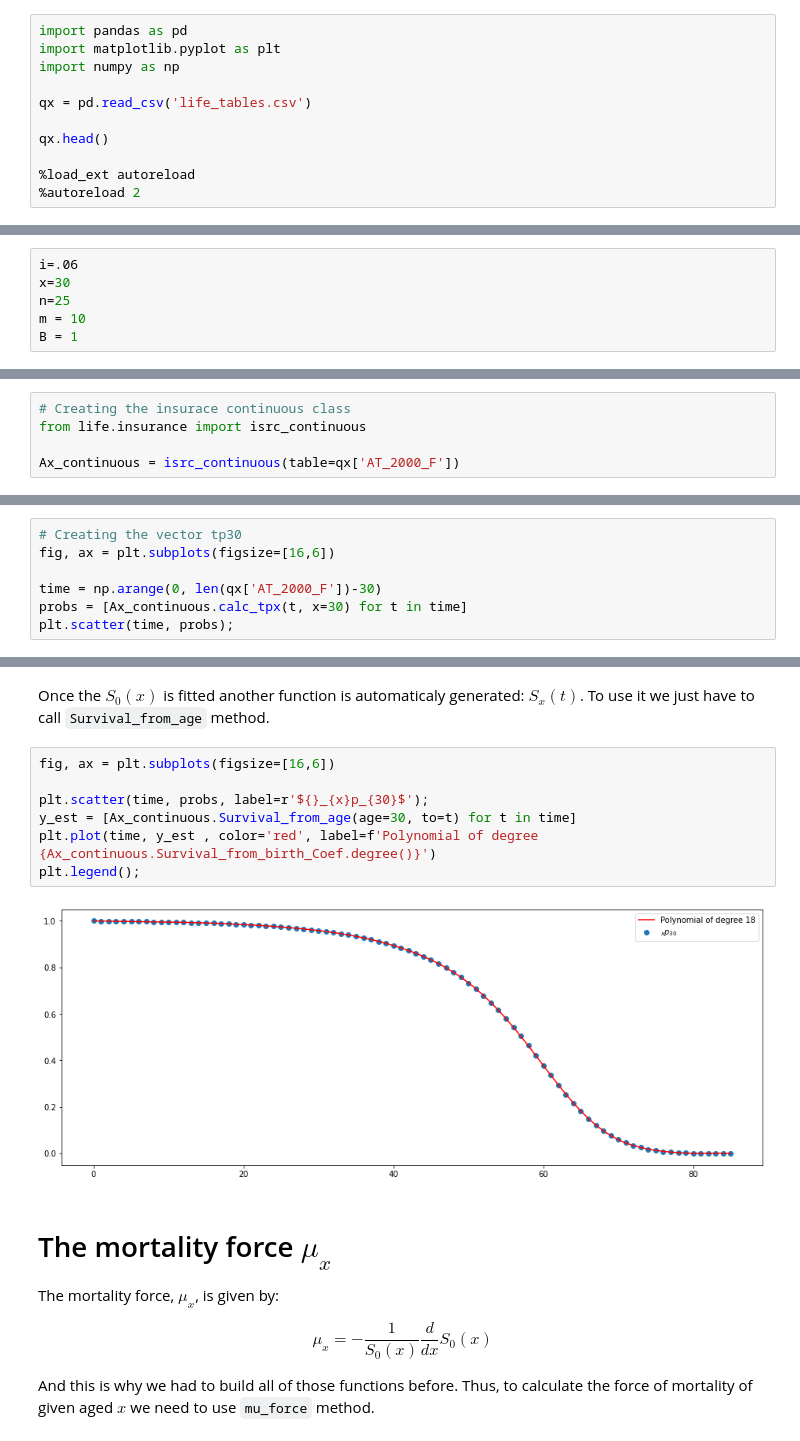
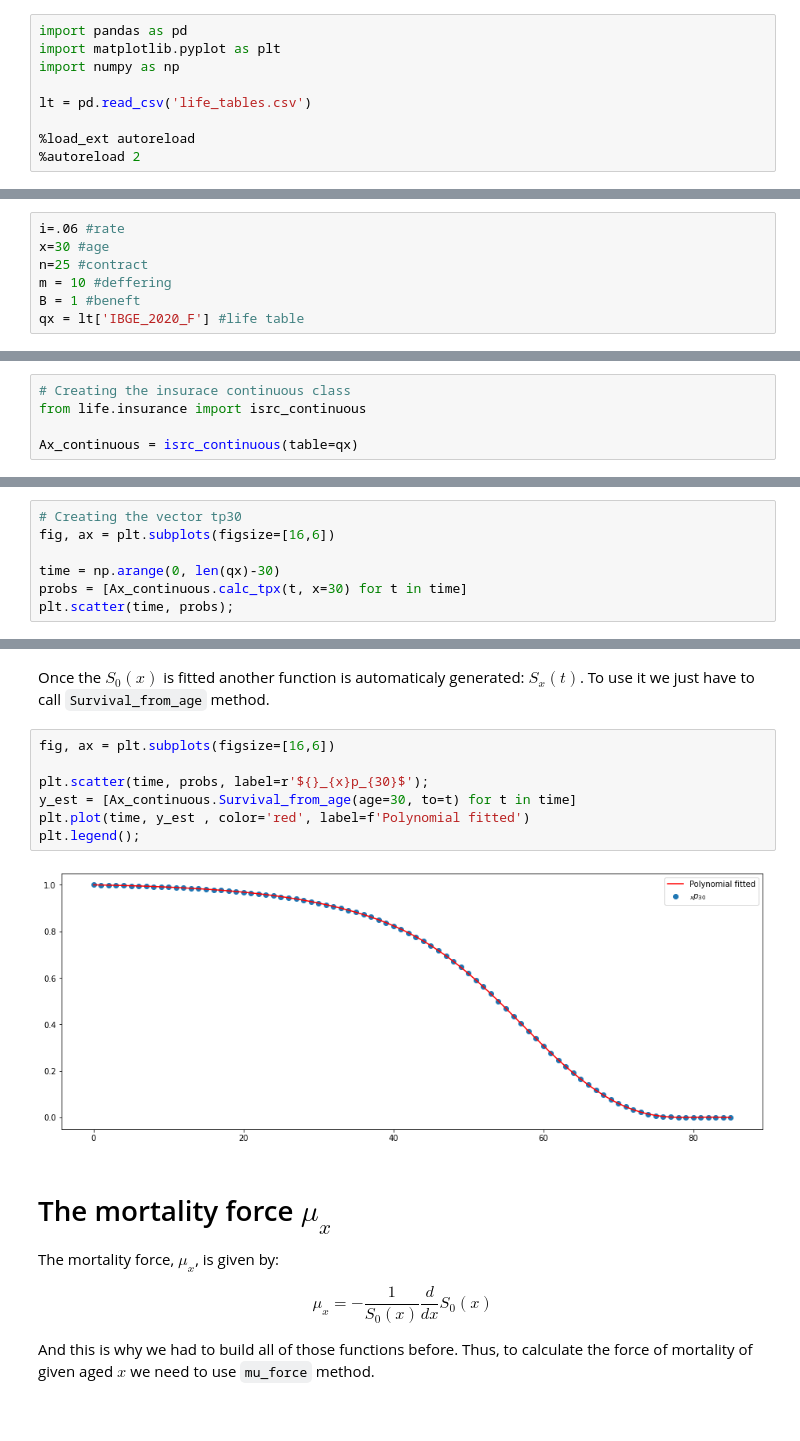
Before and after one commit to osaraivamatheus/ActuarialMath, a Jupyter notebook: documentation.ipynb, the cells around one changed output, grey strips where cells are left out. Cells and saved outputs as stored; diff of their text form.

Commit message:
Life tables update

```diff
--- a/documentation.ipynb
+++ b/documentation.ipynb
@@ -23,9 +23,7 @@ import pandas as pd
 import matplotlib.pyplot as plt
 import numpy as np
 
-qx = pd.read_csv('life_tables.csv')
-
-qx.head()
+lt = pd.read_csv('life_tables.csv')
 
 %load_ext autoreload
 %autoreload 2
@@ -40,11 +47,12 @@ Each column of pandas DataFrame named ``qx`` refers to some of the most famous l
 
 It is also possible to calculate fractionals premiums by setting the ``frac`` parameter on each method. For all the examples bellow the premiums will be unique.
 # %%
-i=.06
-x=30
-n=25
-m = 10
-B = 1
+i=.06 #rate
+x=30 #age
+n=25 #contract
+m = 10 #deffering
+B = 1 #beneft
+qx = lt['IBGE_2020_F'] #life table
 # %% [markdown]
 
 # Pure premium for  the annual life insurance's variations
@@ -247,7 +255,7 @@ Thus, the first thing to do is to fit a polynomial function to transform ${}_{t}
 # Creating the insurace continuous class
 from life.insurance import isrc_continuous
 
-Ax_continuous = isrc_continuous(table=qx['AT_2000_F'])
+Ax_continuous = isrc_continuous(table=qx)
 # %% [markdown]
 ## The function ${}_{t}p_{x}$
 
@@ -263,7 +271,7 @@ Let's consider a client aged 30. For any possible future age of this client ther
 # Creating the vector tp30
 fig, ax = plt.subplots(figsize=[16,6])
 
-time = np.arange(0, len(qx['AT_2000_F'])-30)
+time = np.arange(0, len(qx)-30)
 probs = [Ax_continuous.calc_tpx(t, x=30) for t in time]
 plt.scatter(time, probs);
 # %% [output]
@@ -287,12 +295,12 @@ Once the $S_0(x)$ is fitted another function is automaticaly generated: $S_{x}(t
 # %%
 fig, ax = plt.subplots(figsize=[16,6])
 
 plt.scatter(time, probs, label=r'${}_{x}p_{30}$');
 y_est = [Ax_continuous.Survival_from_age(age=30, to=t) for t in time]
-plt.plot(time, y_est , color='red', label=f'Polynomial of degree {Ax_continuous.Survival_from_birth_Coef.degree()}')
+plt.plot(time, y_est , color='red', label=f'Polynomial fitted')
 plt.legend();
 # %% [output]
-[figure, old version]
+[figure, new version]
 # %% [markdown]
 # The mortality force $\mu_x$
 
```
Also changed, not shown: parts of 26 cells of this notebook, 2 other files.
